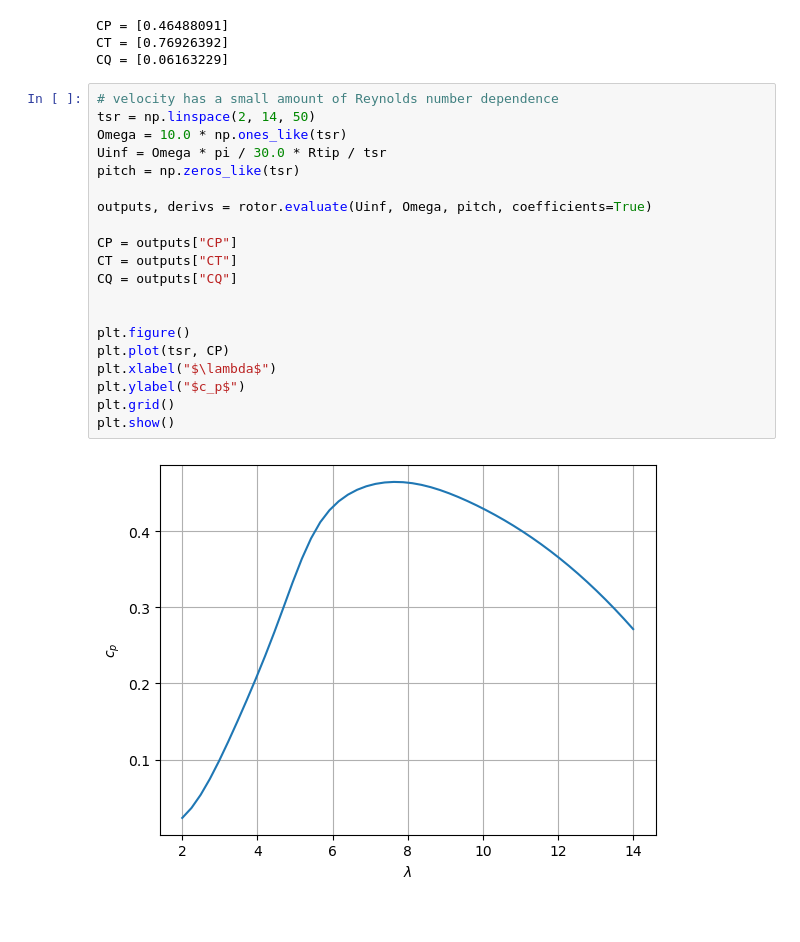
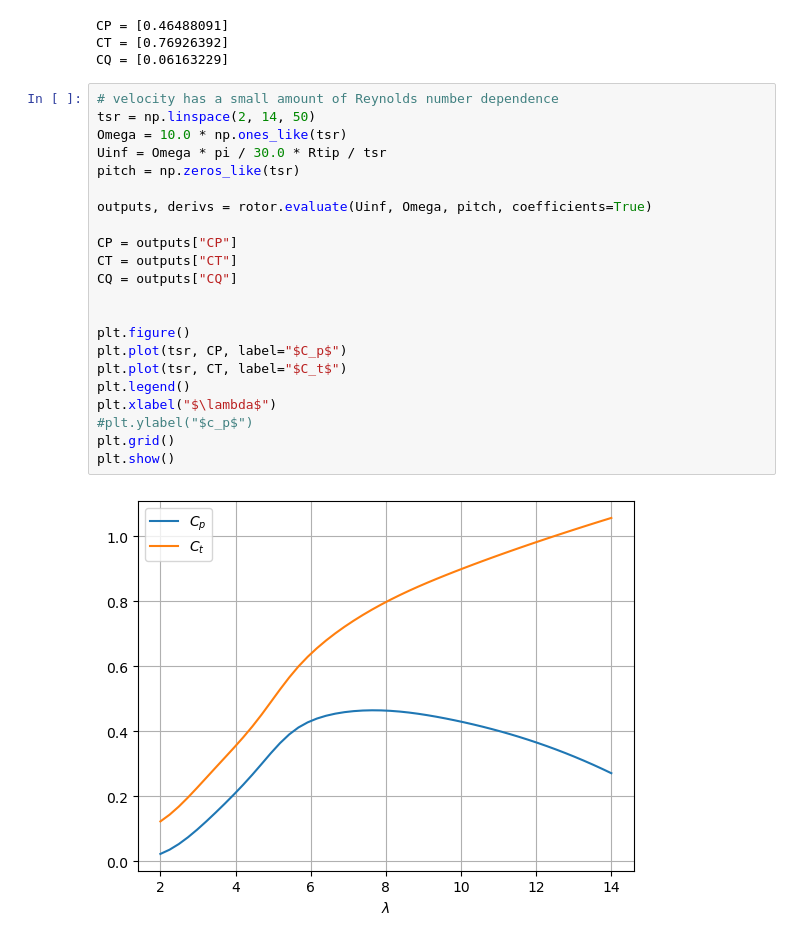
Before and after one commit to MarcusBinder/Thesis, a Jupyter notebook: Code/Jupyer test notebook.ipynb, the cells around one changed output. Saved outputs shown, nothing was run; the diff lists cells and outputs as text.

```diff
--- a/Code/Jupyer test notebook.ipynb
+++ b/Code/Jupyer test notebook.ipynb
@@ -115,22 +110,24 @@ CQ = [0.06163229]
 # %%
 # velocity has a small amount of Reynolds number dependence
 tsr = np.linspace(2, 14, 50)
 Omega = 10.0 * np.ones_like(tsr)
 Uinf = Omega * pi / 30.0 * Rtip / tsr
 pitch = np.zeros_like(tsr)
 
 outputs, derivs = rotor.evaluate(Uinf, Omega, pitch, coefficients=True)
 
 CP = outputs["CP"]
 CT = outputs["CT"]
 CQ = outputs["CQ"]
 
 
 plt.figure()
-plt.plot(tsr, CP)
+plt.plot(tsr, CP, label="$C_p$")
+plt.plot(tsr, CT, label="$C_t$")
+plt.legend()
 plt.xlabel("$\lambda$")
-plt.ylabel("$c_p$")
+#plt.ylabel("$c_p$")
 plt.grid()
 plt.show()
 # %% [output]
-[figure, old version]
+[figure, new version]
```
Also changed, not shown: parts of 4 cells of this notebook, 1 other file.
